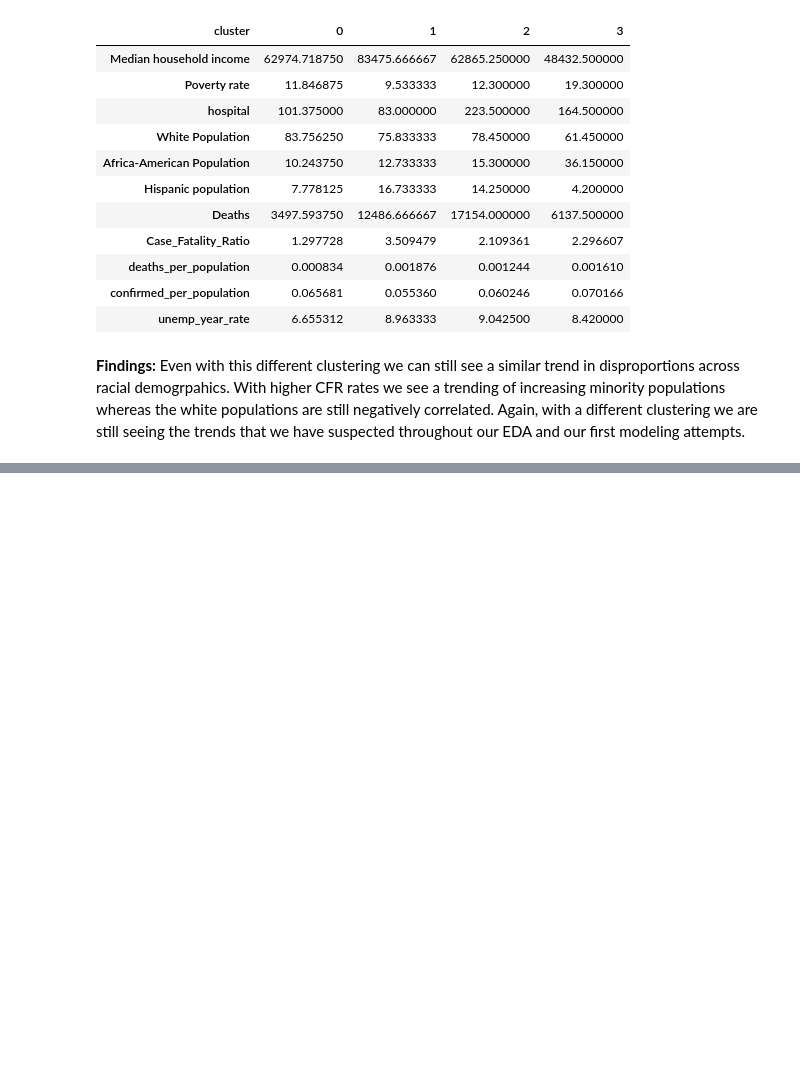
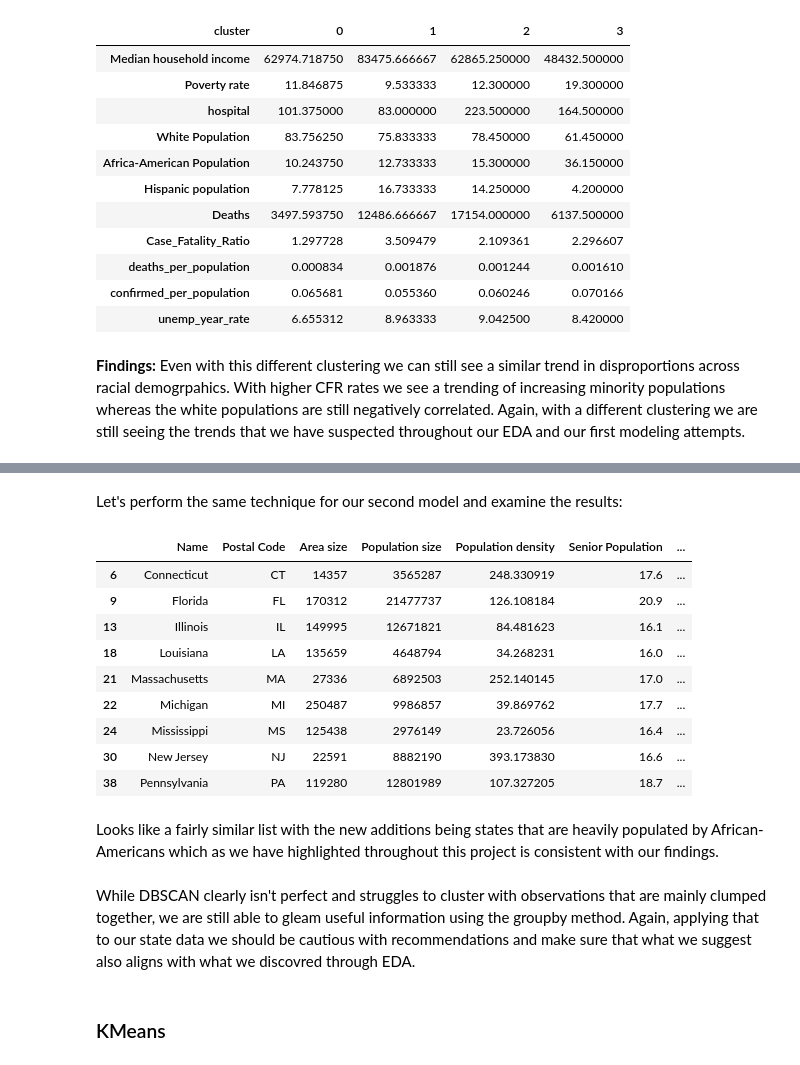
Before and after one commit to mrhartnett10/Covid19-Clustering-Demographic-Analysis-Group-Project, a Jupyter notebook: MH-Modeling-DBSCAN.ipynb, the cells around one changed output, grey strips where cells are left out. Drawn from its saved outputs; the diff is of its cells as text; code cells hidden in the pictures; blank space fills up the shorter version.

Commit message:
updated modeling notebook

```diff
--- a/MH-Modeling-DBSCAN.ipynb
+++ b/MH-Modeling-DBSCAN.ipynb
@@ -112,0 +115,3 @@ features_2.groupby('cluster').mean().T.drop(columns=-1)
+# %%
+df5['clusters'] = dbscan.labels_
+df5.head()
@@ -112,0 +137,23 @@ features_2.groupby('cluster').mean().T.drop(columns=-1)
+# %% [markdown]
+Let's perform the same technique for our second model and examine the results:
+# %%
+df_copy = df5.copy()
+df_copy['clusters'] = dbscan_2.labels_
+df_copy[(df_copy['clusters'] == 1) | (df_copy['clusters'] == 2) | (df_copy['clusters']==3)]
+# %% [output]
+|  | Name | Postal Code | Area size | Population size | Population density | Senior Population | ... |
+| 6 | Connecticut | CT | 14357 | 3565287 | 248.330919 | 17.6 | ... |
+| 9 | Florida | FL | 170312 | 21477737 | 126.108184 | 20.9 | ... |
+| 13 | Illinois | IL | 149995 | 12671821 | 84.481623 | 16.1 | ... |
+| 18 | Louisiana | LA | 135659 | 4648794 | 34.268231 | 16.0 | ... |
+| 21 | Massachusetts | MA | 27336 | 6892503 | 252.140145 | 17.0 | ... |
+| 22 | Michigan | MI | 250487 | 9986857 | 39.869762 | 17.7 | ... |
+| 24 | Mississippi | MS | 125438 | 2976149 | 23.726056 | 16.4 | ... |
+| 30 | New Jersey | NJ | 22591 | 8882190 | 393.173830 | 16.6 | ... |
+| 38 | Pennsylvania | PA | 119280 | 12801989 | 107.327205 | 18.7 | ... |
+# %% [markdown]
+Looks like a fairly similar list with the new additions being states that are heavily populated by African-Americans which as we have highlighted throughout this project is consistent with our findings.
+# %% [markdown]
+While DBSCAN clearly isn't perfect and struggles to cluster with observations that are mainly clumped together, we are still able to gleam useful information using the groupby method. Again, applying that to our state data we should be cautious with recommendations and make sure that what we suggest also aligns with what we discovred through EDA.
+# %% [markdown]
+### KMeans
```
Also changed, not shown: parts of 6 cells of this notebook, 4 other files.
